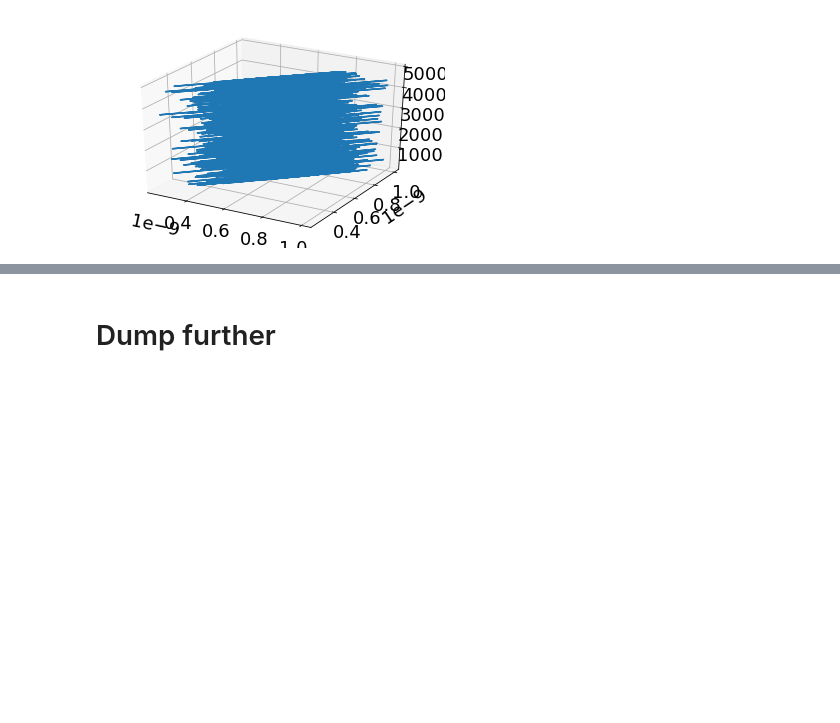
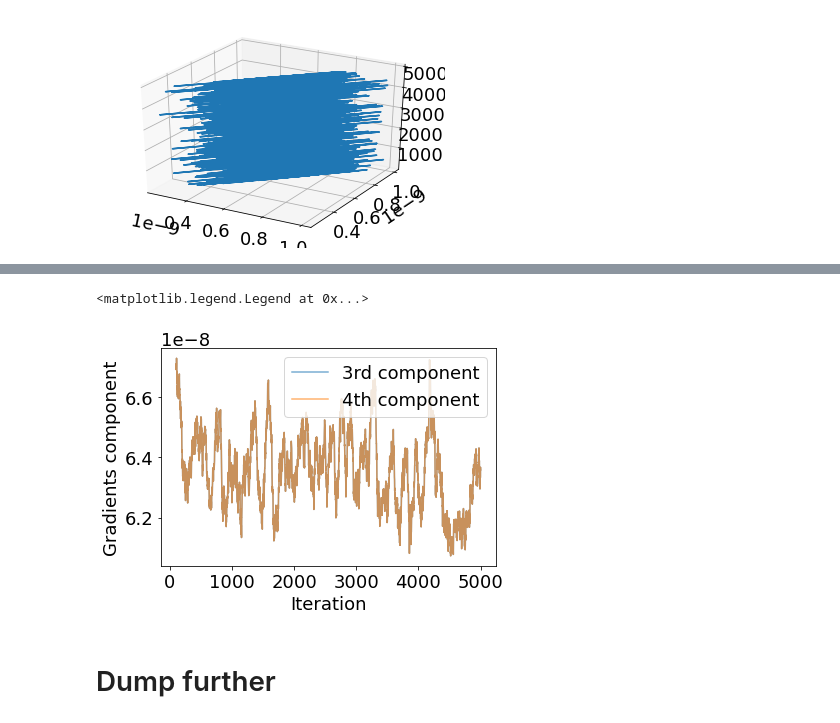
Before and after one commit to vjugor1/AC-PF-Security-Assessment, a Jupyter notebook: notebooks/tmplcss.ipynb, the cells around one changed output, grey strips where cells are left out. Cells and saved outputs as stored; diff of their text form; code cells hidden in the pictures; blank space fills up the shorter version.

```diff
--- a/notebooks/tmplcss.ipynb
+++ b/notebooks/tmplcss.ipynb
@@ -180,3 +201,12 @@ surf = ax.plot3D(X, Y, Z)
+# %%
+plt.plot(Z, pd.Series(G3).rolling(100).sum(), alpha=0.6, label = '3rd component')
+plt.plot(Z, pd.Series(G4).rolling(100).sum(), alpha=0.6, label = '4th component')
+plt.ylabel('Gradients component')
+plt.xlabel('Iteration')
+plt.legend()
+# %% [output]
+<matplotlib.legend.Legend at 0x...>
+[figure, added]
 # %% [markdown]
 # Dump further
 # %% [markdown]
```
Also changed, not shown: parts of 8 cells of this notebook, 4 other files.
